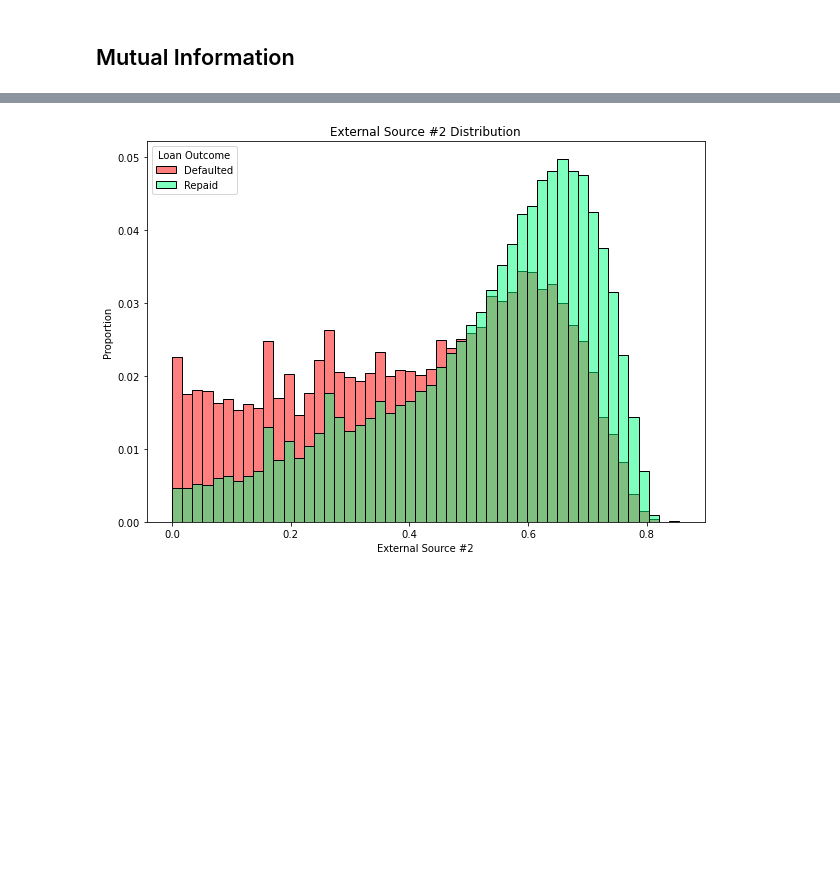
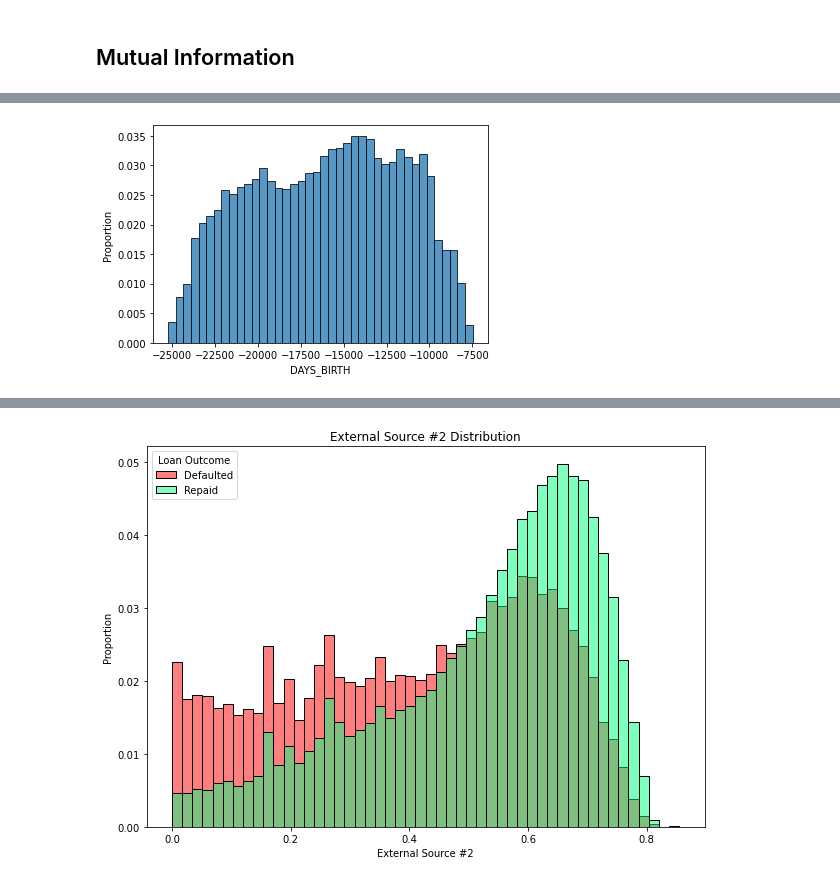
Before and after one commit to Oscar-Gil-Data/ADS505, a Jupyter notebook: eda.ipynb, the cells around one changed output, grey strips where cells are left out. Saved outputs shown, nothing was run; the diff lists cells and outputs as text; code cells hidden in the pictures; blank space fills up the shorter version.

```diff
--- a/eda.ipynb
+++ b/eda.ipynb
@@ -140,0 +203,11 @@ plt.show()
+# %%
+fig, ax = plt.subplots()
+ax = sns.histplot(
+    data=df,
+    x='DAYS_BIRTH',
+    stat='proportion',
+    bins=40
+)
+plt.show()
+# %% [output]
+[figure, added]
```
Also changed, not shown: parts of 26 cells of this notebook.
